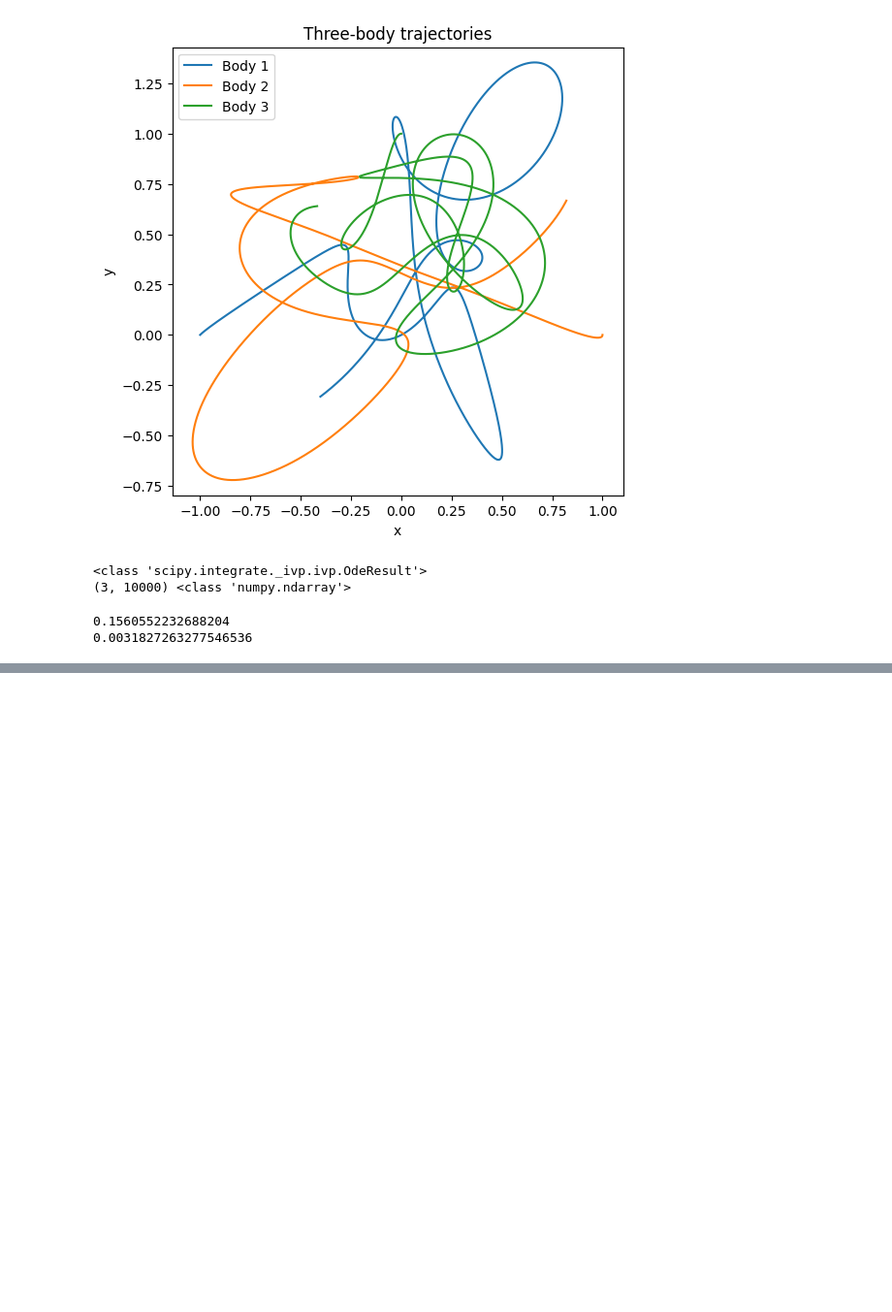
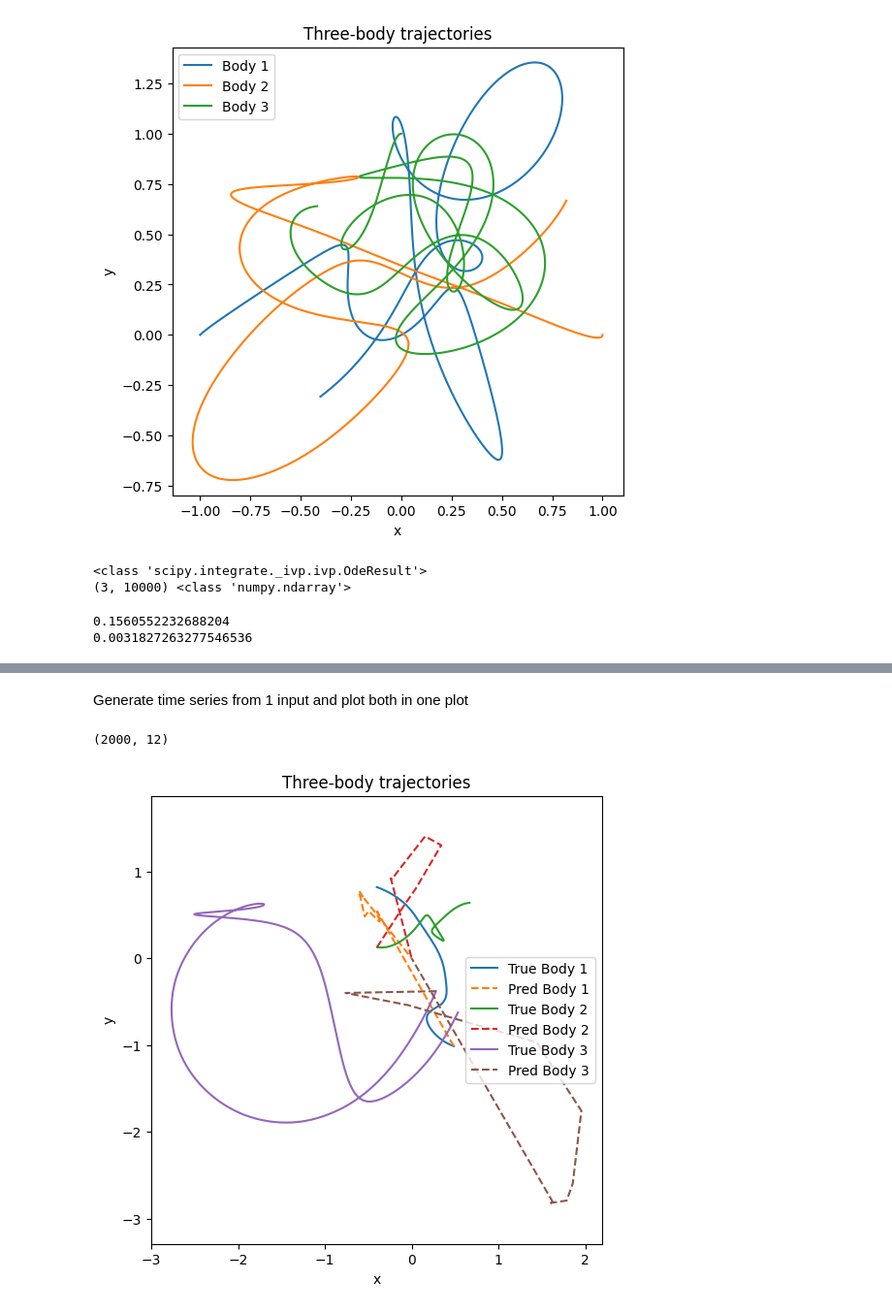
Before and after one commit to WoutTeillers/Advances_machine_learning, a Jupyter notebook: nb.ipynb, the cells around one changed output, grey strips where cells are left out. Shown at 97% size. Cells and saved outputs as stored; diff of their text form; code cells hidden in the pictures; blank space fills up the shorter version.

```diff
--- a/nb.ipynb
+++ b/nb.ipynb
@@ -154,0 +172,10 @@ model.training_loop(num_epochs = 10,
+# %% [markdown]
+Generate time series from 1 input and plot both in one plot
+# %%
+from data_creation import plot_trajectories
+steps = 2000
+output = model.generate_timeseries(X_test[0], steps=steps)
+plot_trajectories(X_test[0:steps].squeeze(1), output)
+# %% [output]
+(2000, 12)
+[figure, added]
```
Also changed, not shown: parts of 4 cells of this notebook, 2 other files.
